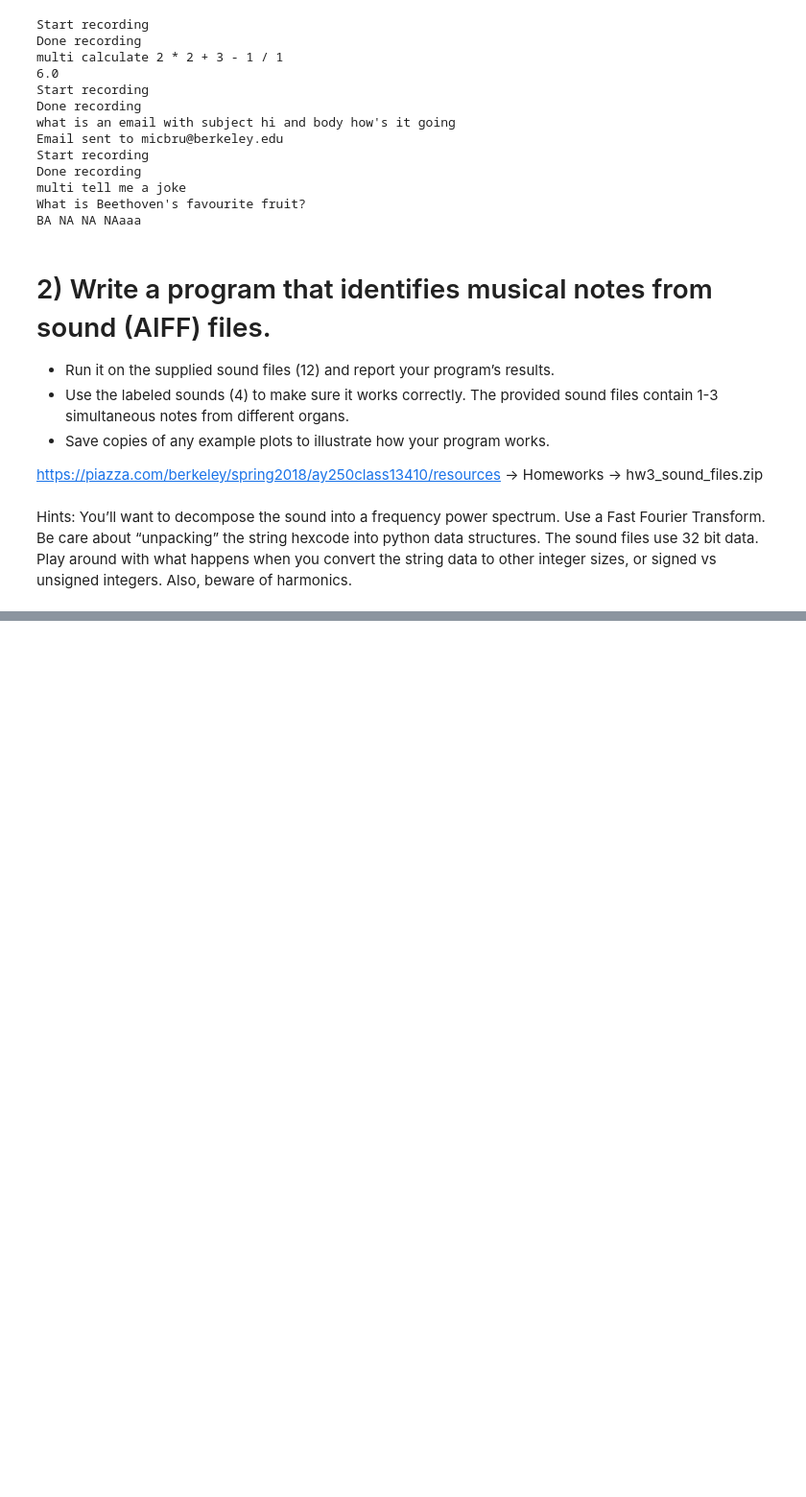
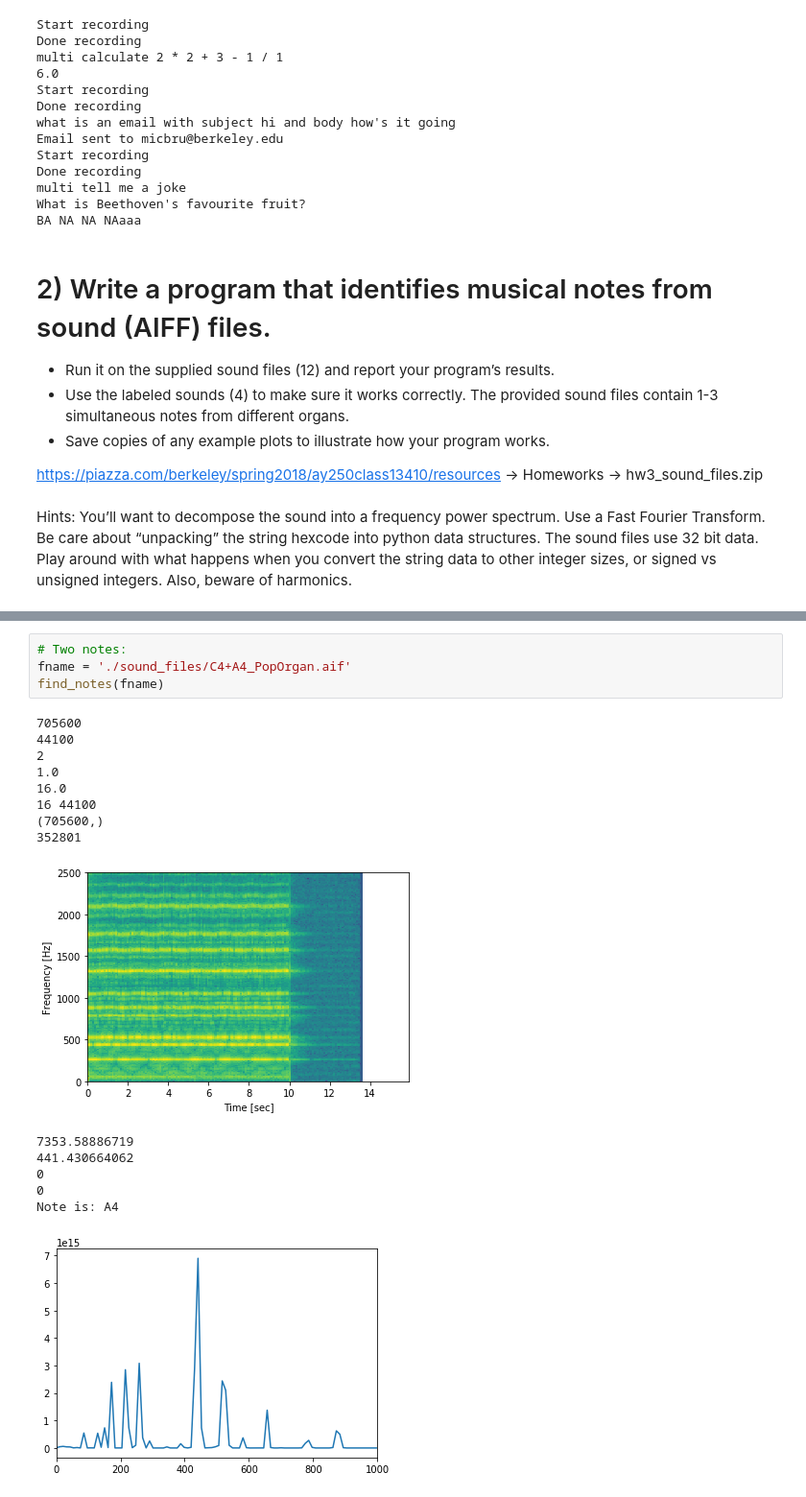
Before and after one commit to micbru/a250-hw, a Jupyter notebook: hw_3/hw3.ipynb, the cells around one changed output, grey strips where cells are left out. Shown at 96% size. Drawn from its saved outputs; the diff is of its cells as text; blank space fills up the shorter version.

```diff
--- a/hw_3/hw3.ipynb
+++ b/hw_3/hw3.ipynb
@@ -300,0 +430,20 @@ Hints: You’ll want to decompose the sound into a frequency power spectrum. Use
+# %%
+# Two notes:
+fname = './sound_files/C4+A4_PopOrgan.aif'
+find_notes(fname)
+# %% [output]
+705600
+44100
+2
+1.0
+16.0
+16 44100
+(705600,)
+352801
+[figure, added]
+7353.58886719
+441.430664062
+0
+0
+Note is: A4
+[figure, added]
```
Also changed, not shown: parts of 8 cells of this notebook, 1 other file.
